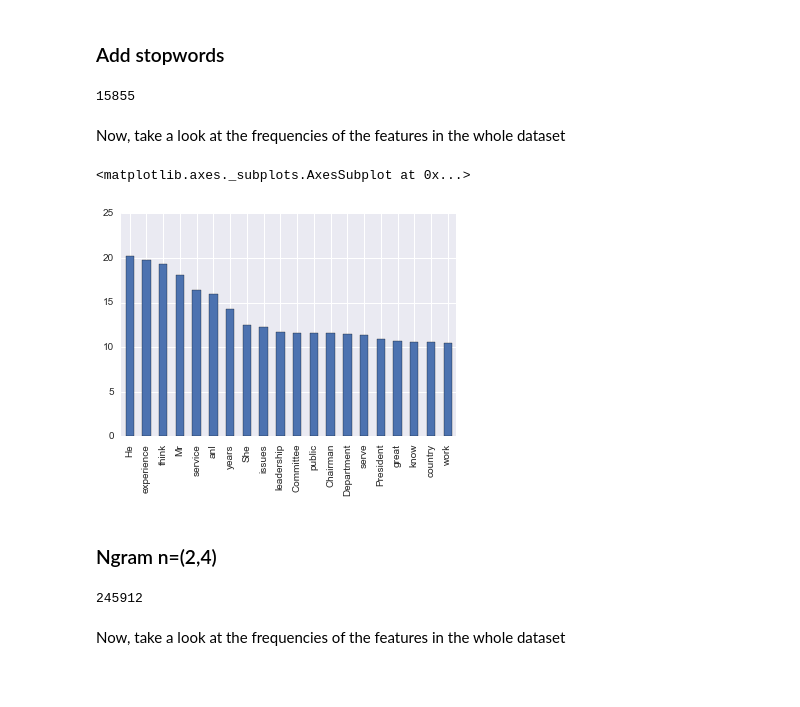
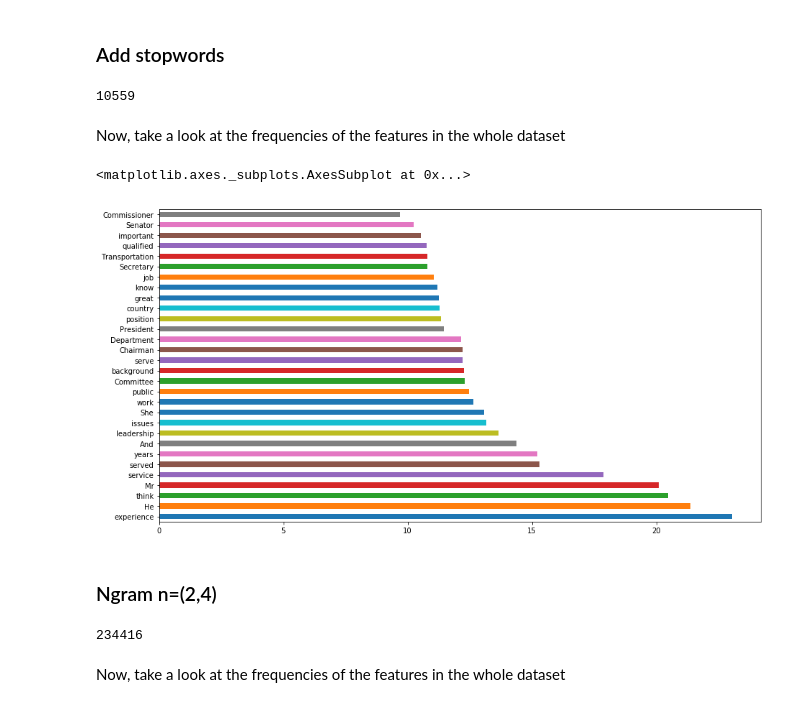
Before and after one commit to eduardozamudio/pj_fit, a Jupyter notebook: notebooks/exploratory analysis.ipynb, the cells around one changed output. Drawn from its saved outputs; the diff is of its cells as text; code cells hidden in the pictures; blank space fills up the shorter version.

```diff
--- a/notebooks/exploratory analysis.ipynb
+++ b/notebooks/exploratory analysis.ipynb
@@ -15,7 +15,8 @@ The aim of this step is to develop useful features that may help us to describe
 # %%
 import pandas as pd
 # %%
-df = pd.read_csv('../data/OSTP_CHRH_senators_labeled.csv', sep='\t')
+df = pd.read_csv('../data/training_data.csv', sep=';')
+df.rename(columns={'Sentencias':'sentence'}, inplace=True)
 # %%
 df.sentence = df.sentence.str.strip()
 # %%
@@ -122,16 +123,16 @@ vec_fit = vec.fit_transform(df.sentence)
 # %%
 len(vec.get_feature_names())
 # %% [output]
-15855
+10559
 # %% [markdown]
 Now, take a look at the frequencies of the features in the whole dataset
 # %%
 features_tfidf = pd.Series(vec_fit[idx_D_labeled, :].T.sum(axis=1).ravel().tolist()[0], index=vec.get_feature_names())
 # %%
-features_tfidf.sort_values(ascending=False)[:20].plot(kind='bar')
+features_tfidf.sort_values(ascending=False)[:30].plot(kind='barh', figsize=(15,8))
 # %% [output]
 <matplotlib.axes._subplots.AxesSubplot at 0x...>
-[figure, old version]
+[figure, new version]
 # %% [markdown]
 ### Ngram n=(2,4)
 # %%
@@ -141,7 +142,7 @@ vec_fit = vec.fit_transform(df.sentence)
 # %%
 len(vec.get_feature_names())
 # %% [output]
-245912
+234416
 # %% [markdown]
 Now, take a look at the frequencies of the features in the whole dataset
 # %%
```
Also changed, not shown: parts of 40 cells of this notebook.
